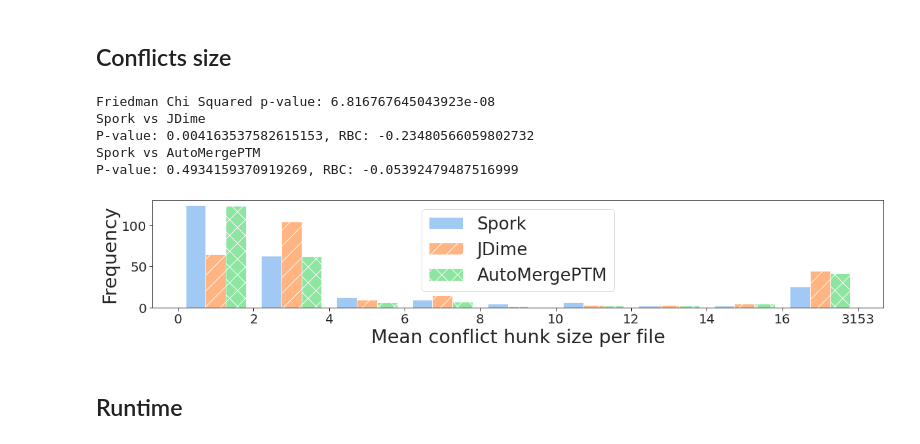
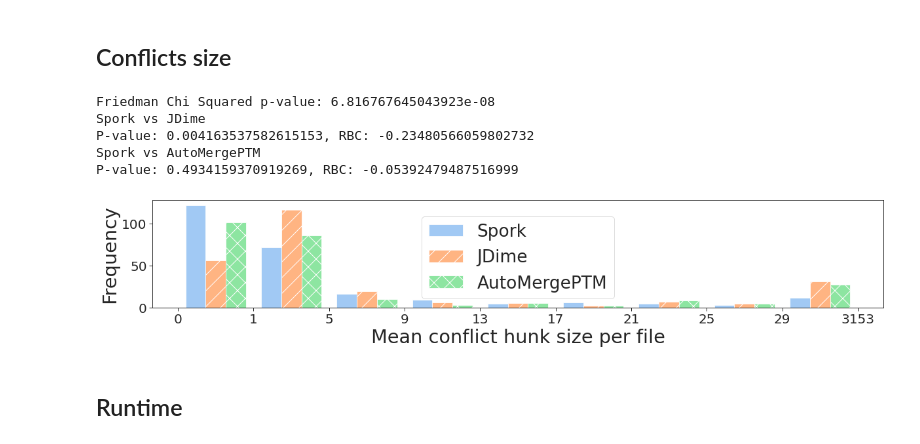
Before and after one commit to slarse/spork-experiments, a Jupyter notebook: analysis.ipynb, the cells around one changed output. Cells and saved outputs as stored; diff of their text form; code cells hidden in the pictures.

Commit message:
Separate "zero-bin" for conflict size

```diff
--- a/analysis.ipynb
+++ b/analysis.ipynb
@@ -52,18 +52,25 @@ FILE_MERGE_EVALS.head()
 # %% [markdown]
 ## Utility functions
 # %%
-def histogram(data, bins, xlabel, ylabel="Frequency"):
+def histogram(data, bins, xlabel, ylabel="Frequency", bound_to_label=None):
+    bound_to_label = bound_to_label or {}
     spork_values = data.spork
     jdime_values = data.jdime
     automergeptm_values = data.automergeptm
 
-    smallest_value = min(0, min(itertools.chain(spork_values, jdime_values, automergeptm_values)))
-    largest_value = max(itertools.chain(spork_values, jdime_values, automergeptm_values))
+    smallest_value = min(
+        0, min(itertools.chain(spork_values, jdime_values, automergeptm_values))
+    )
+    largest_value = max(
+        itertools.chain(spork_values, jdime_values, automergeptm_values)
+    )
 
     has_lower_bound = smallest_value >= bins[0]
     has_upper_bound = largest_value < bins[-1]
 
     def get_ticklabel(bin_value):
+        if bin_value in bound_to_label:
+            return bound_to_label[bin_value]
         if bin_value == bins[0] and not has_lower_bound:
             return str(int(math.floor(smallest_value)))
         elif bin_value == bins[-1] and not has_upper_bound:
@@ -341,24 +348,28 @@ P-value: 0.26855247978220076, RBC: -0.08649921507064362
 ## Conflicts size
 # %%
 def plot_mean_conflict_sizes():
-    bins = [0, 2, 4, 6, 8, 10, 12, 14, 16, 18]
+    # note: using [-3, 1) as the first bin is a hack to ensure that all bins
+    # are of equal size, graphically
+    left_bound = -3
+    bins = [left_bound, 1, 5, 9, 13, 17, 21, 25, 29, 33]
     aligned_mean_conflict_sizes = get_aligned_mean_conflict_sizes().query(
         "spork > 0 or jdime > 0 or automergeptm > 0"
     )
     histogram(
         aligned_mean_conflict_sizes,
         bins=bins,
         xlabel="Mean conflict hunk size per file",
+        bound_to_label={left_bound: "0"},
     )
 
 plot_mean_conflict_sizes()
 # %% [output]
 Friedman Chi Squared p-value: 6.816767645043923e-08
 Spork vs JDime
 P-value: 0.004163537582615153, RBC: -0.23480566059802732
 Spork vs AutoMergePTM
 P-value: 0.4934159370919269, RBC: -0.05392479487516999
-[figure, old version]
+[figure, new version]
 # %% [markdown]
 ## Runtime
 # %%
```
Also changed, not shown: 1 other file.
